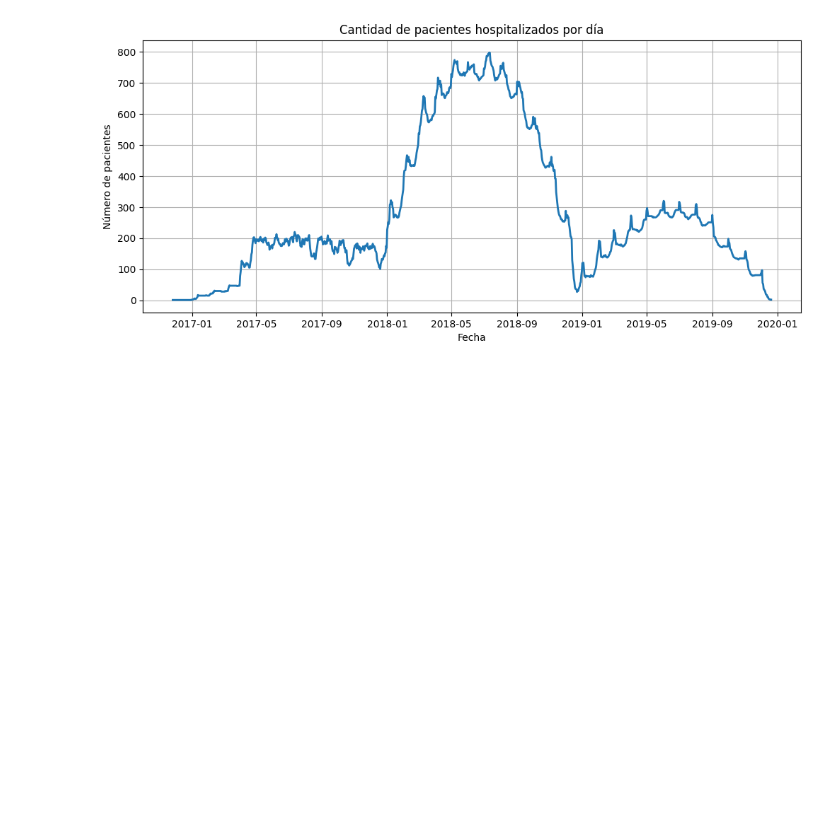
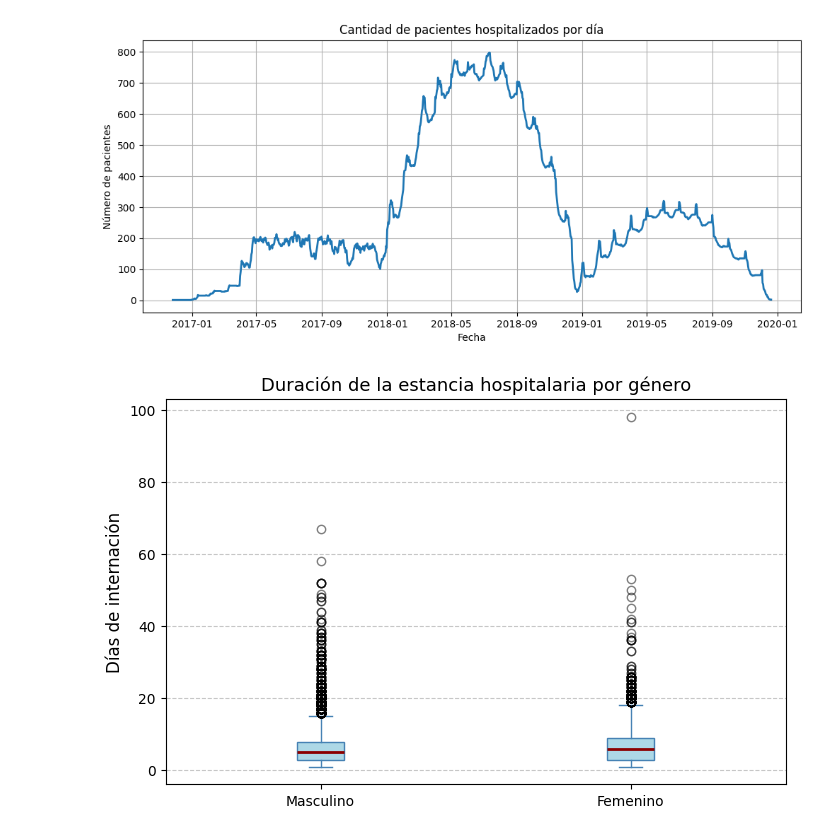
Before and after one commit to FaustoGabini/hospital-bed-prediction, a Jupyter notebook: 01_EDA_y_limpieza.ipynb, the cells around one changed output. Cells and saved outputs as stored; diff of their text form; code cells hidden in the pictures; blank space fills up the shorter version.

Commit message:
Agrega boxplot de duracion de estadia

```diff
--- a/01_EDA_y_limpieza.ipynb
+++ b/01_EDA_y_limpieza.ipynb
@@ -277,3 +277,29 @@ plt.grid(True)
 plt.show()
 # %% [output]
 [figure]
+# %%
+
+# Filtramos datos válidos (sin NaN en las dos columnas)
+df_valid = df_admission.dropna(subset=['length_of_stay_days', 'gender'])
+
+# Agrupamos los datos por género
+data_male = df_valid.loc[df_valid['gender'] == 'M', 'length_of_stay_days']
+data_female = df_valid.loc[df_valid['gender'] == 'F', 'length_of_stay_days']
+
+# Creamos el boxplot
+plt.figure(figsize=(8,5))
+plt.boxplot([data_male, data_female],
+            labels=['Masculino', 'Femenino'],
+            patch_artist=True,
+            boxprops=dict(facecolor='lightblue', color='steelblue'),
+            medianprops=dict(color='darkred', linewidth=2),
+            whiskerprops=dict(color='steelblue'),
+            capprops=dict(color='steelblue'),
+            flierprops=dict(marker='o', color='gray', alpha=0.5))
+
+plt.title('Duración de la estancia hospitalaria por género', fontsize=13)
+plt.ylabel('Días de internación', fontsize=12)
+plt.grid(True, axis='y', linestyle='--', alpha=0.7)
+plt.show()
+# %% [output]
+[figure, added]
```
